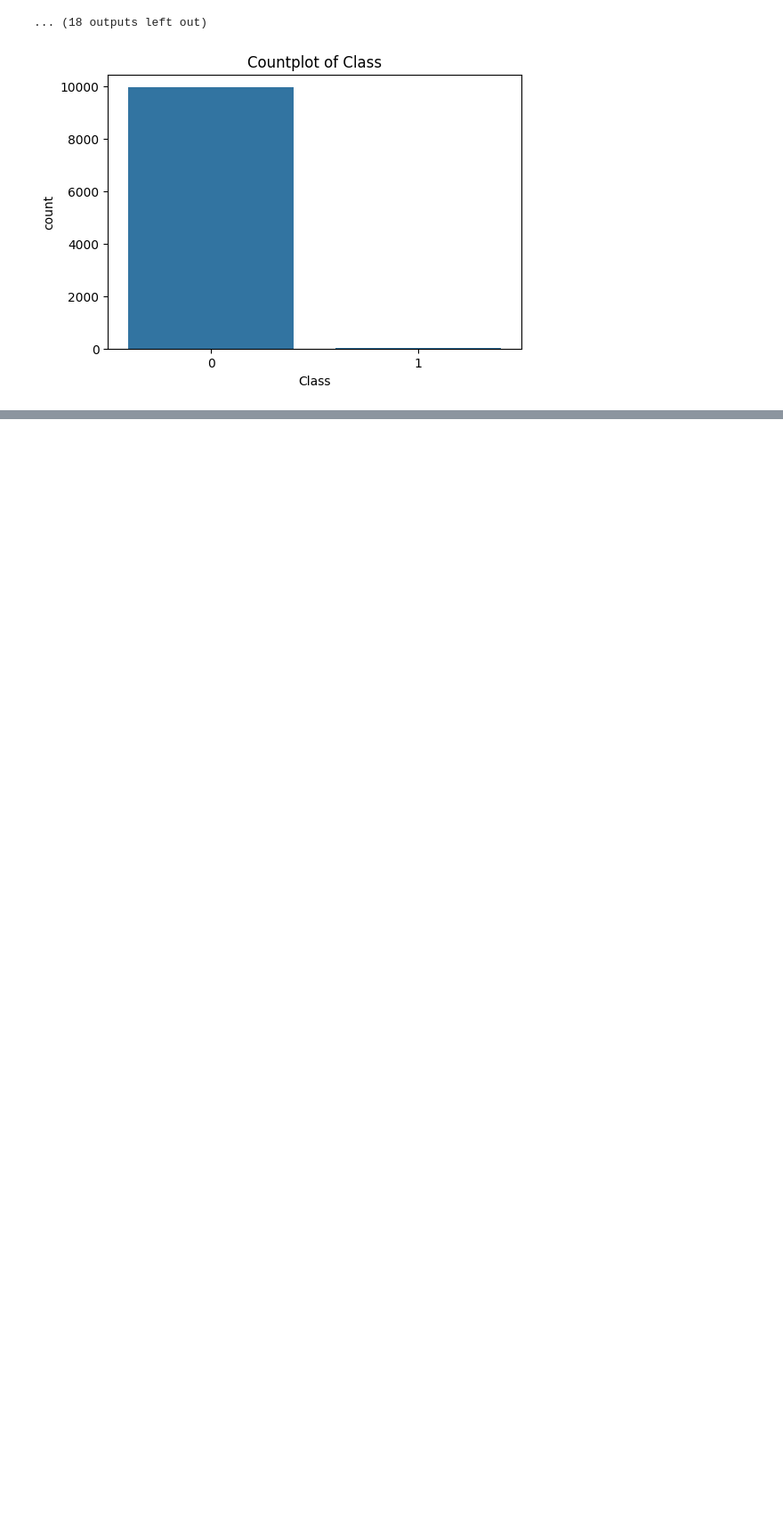
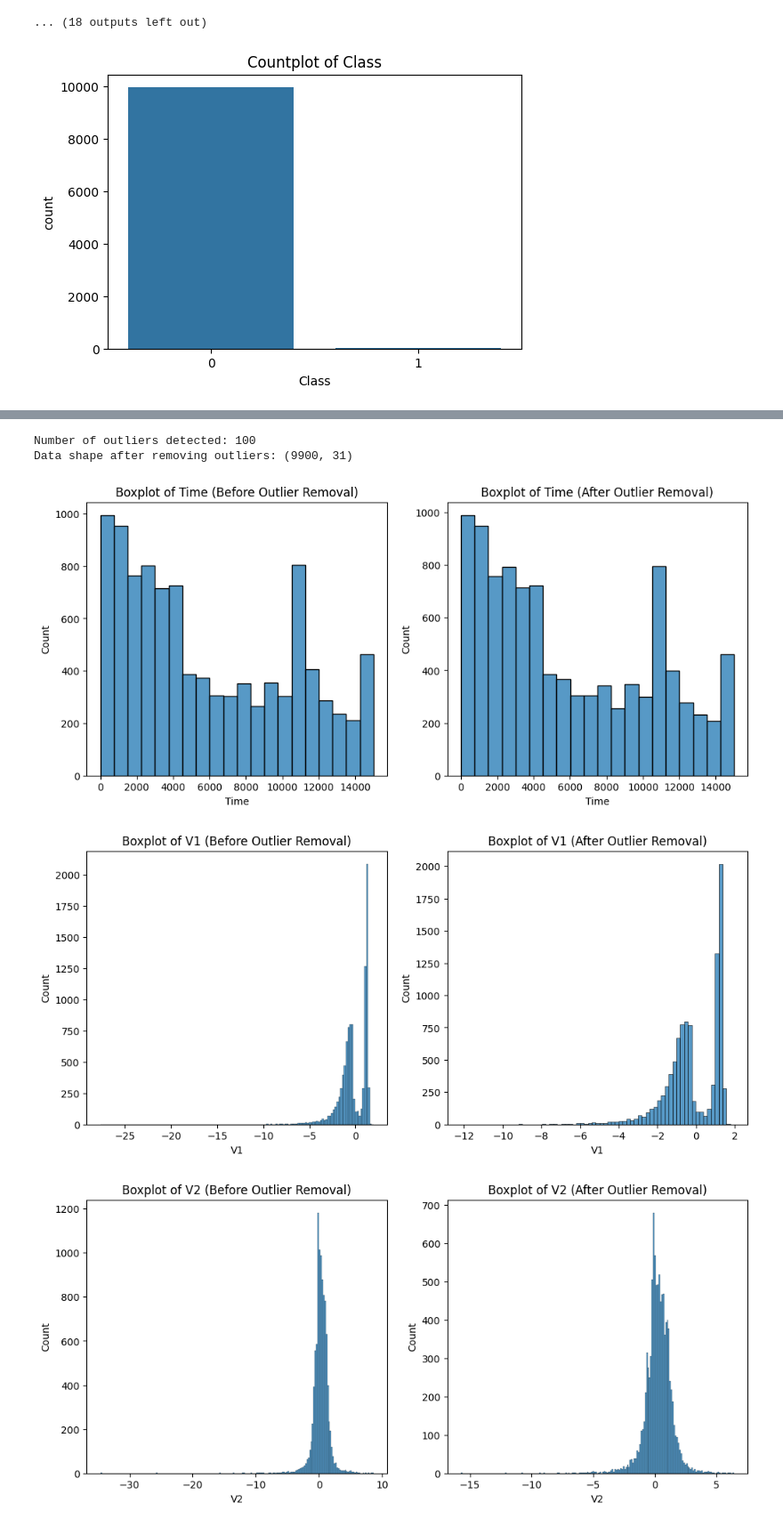
Before and after one commit to ANeupane30/credit-card-fraud-detection, a Jupyter notebook: Notebooks/EDA.ipynb, the cells around one changed output, grey strips where cells are left out. Shown at 89% size. Saved outputs shown, nothing was run; the diff lists cells and outputs as text; code cells hidden in the pictures; blank space fills up the shorter version.

```diff
--- a/Notebooks/EDA.ipynb
+++ b/Notebooks/EDA.ipynb
@@ -154,0 +173,32 @@ for col in discrete_cols:
+# %%
+# Outlier Detection using Isolation Forest
+from sklearn.ensemble import IsolationForest
+iso_forest = IsolationForest(contamination=0.01, random_state=42)
+outliers = iso_forest.fit_predict(df[continuous_cols])
+df['Outlier'] = outliers
+print("Number of outliers detected:", sum(df['Outlier'] == -1))
+
+# Removing outliers
+df_cleaned = df[df['Outlier'] == 1].drop(columns=['Outlier'])
+print("Data shape after removing outliers:", df_cleaned.shape)
+# %% [output]
+Number of outliers detected: 100
+Data shape after removing outliers: (9900, 31)
+# %%
+# comparing before and after outlier removal for continuous columns
+for col in continuous_cols:
+    plt.figure(figsize=(12, 5))
+
+    plt.subplot(1, 2, 1)
+    sns.histplot(x=df[col])
+    plt.title(f'Boxplot of {col} (Before Outlier Removal)')
+
+    plt.subplot(1, 2, 2)
+    sns.histplot(x=df_cleaned[col])
+    plt.title(f'Boxplot of {col} (After Outlier Removal)')
+
+    plt.show()
+# %% [output]
+[figure, added]
+[figure, added]
+[figure, added]
```
Also changed, not shown: parts of 6 cells of this notebook.
